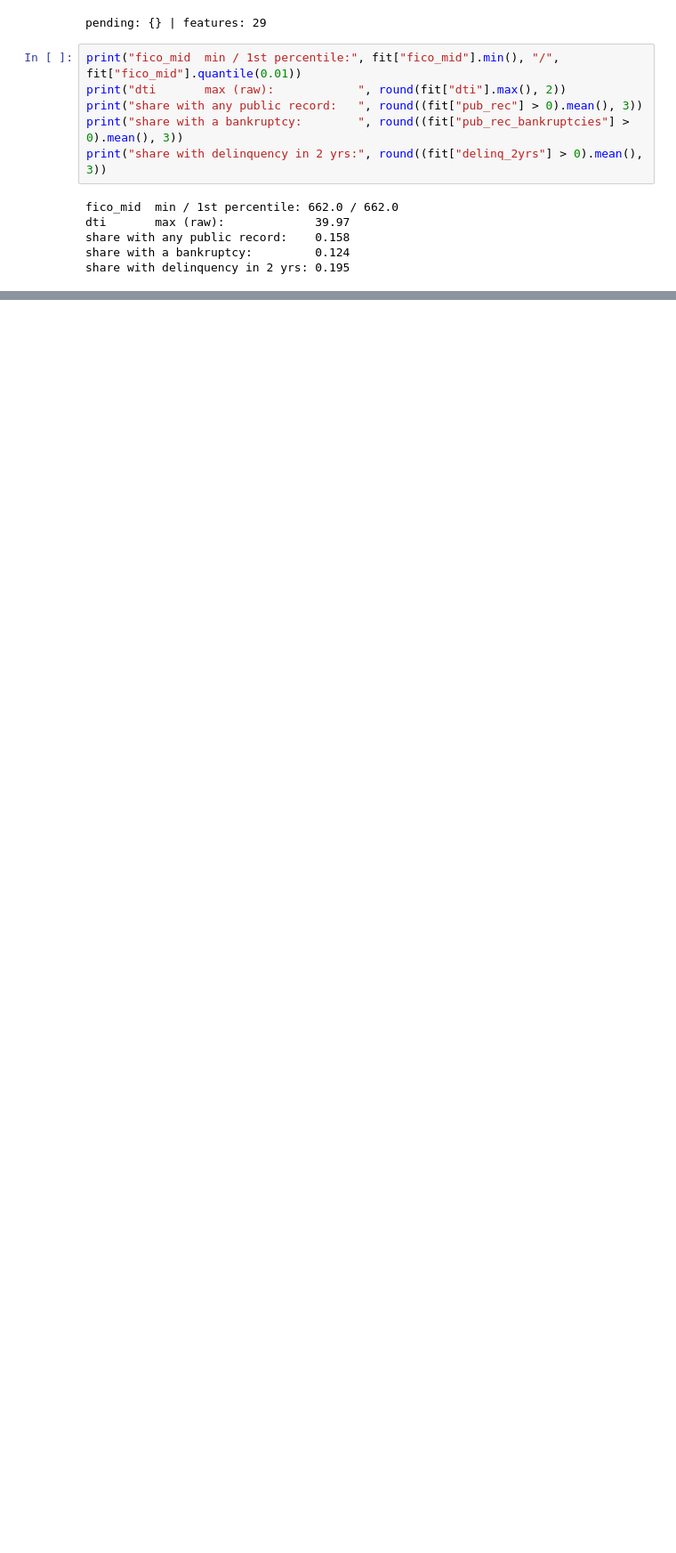
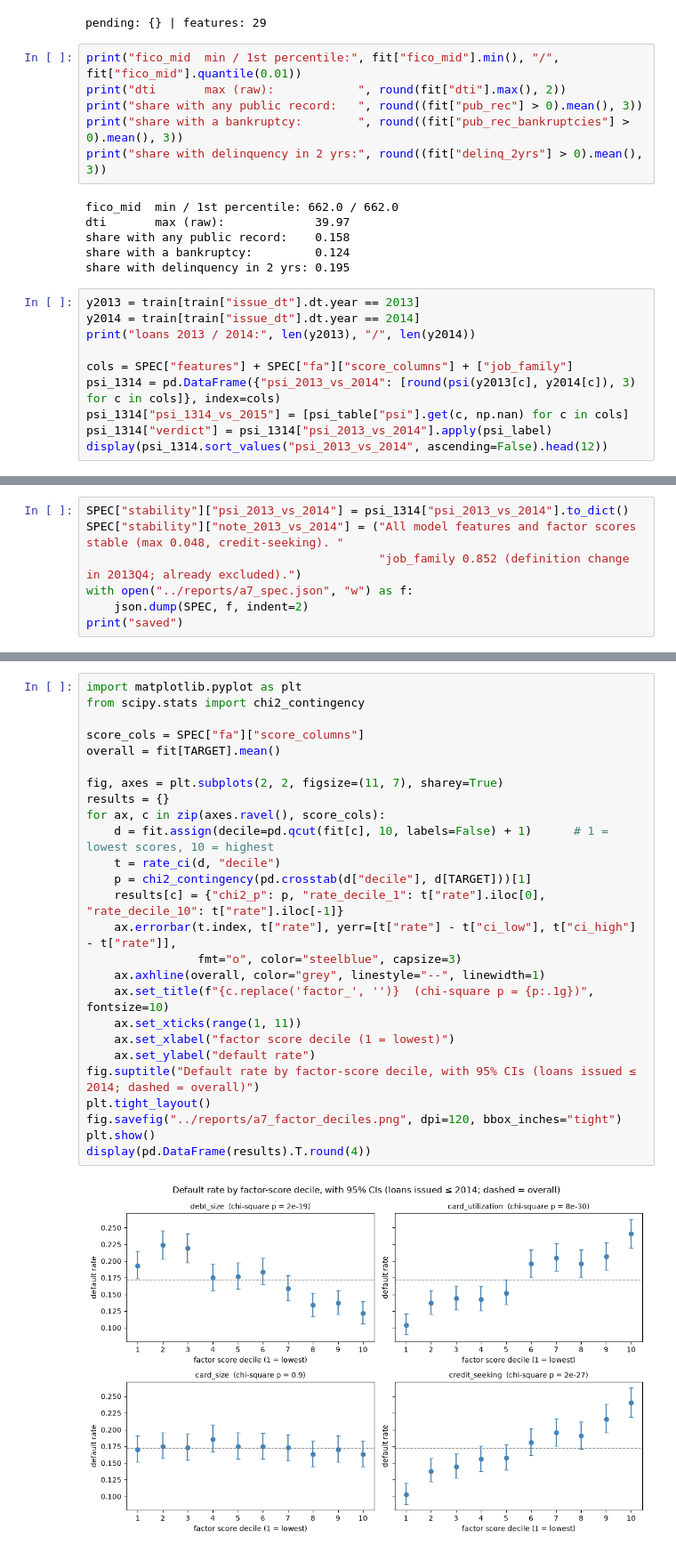
Before and after one commit to Kalki767/credit-risk-assessment, a Jupyter notebook: notebooks/07_stability.ipynb, the cells around one changed output, grey strips where cells are left out. Shown at 89% size. Saved outputs shown, nothing was run; the diff lists cells and outputs as text; blank space fills up the shorter version.

Commit message:
Fill brief gaps: Spearman/VIF, outlier effect on PCA, PSI 2013 vs 2014, factor-decile CIs, income consistency

```diff
--- a/notebooks/07_stability.ipynb
+++ b/notebooks/07_stability.ipynb
@@ -383,3 +383,13 @@ dti       max (raw):             39.97
 share with any public record:    0.158
 share with a bankruptcy:         0.124
 share with delinquency in 2 yrs: 0.195
+# %%
+y2013 = train[train["issue_dt"].dt.year == 2013]
+y2014 = train[train["issue_dt"].dt.year == 2014]
+print("loans 2013 / 2014:", len(y2013), "/", len(y2014))
+
+cols = SPEC["features"] + SPEC["fa"]["score_columns"] + ["job_family"]
+psi_1314 = pd.DataFrame({"psi_2013_vs_2014": [round(psi(y2013[c], y2014[c]), 3) for c in cols]}, index=cols)
+psi_1314["psi_1314_vs_2015"] = [psi_table["psi"].get(c, np.nan) for c in cols]
+psi_1314["verdict"] = psi_1314["psi_2013_vs_2014"].apply(psi_label)
+display(psi_1314.sort_values("psi_2013_vs_2014", ascending=False).head(12))
@@ -385,0 +411,7 @@ share with delinquency in 2 yrs: 0.195
+# %%
+SPEC["stability"]["psi_2013_vs_2014"] = psi_1314["psi_2013_vs_2014"].to_dict()
+SPEC["stability"]["note_2013_vs_2014"] = ("All model features and factor scores stable (max 0.048, credit-seeking). "
+                                          "job_family 0.852 (definition change in 2013Q4; already excluded).")
+with open("../reports/a7_spec.json", "w") as f:
+    json.dump(SPEC, f, indent=2)
+print("saved")
@@ -385,0 +429,28 @@ share with delinquency in 2 yrs: 0.195
+# %%
+import matplotlib.pyplot as plt
+from scipy.stats import chi2_contingency
+
+score_cols = SPEC["fa"]["score_columns"]
+overall = fit[TARGET].mean()
+
+fig, axes = plt.subplots(2, 2, figsize=(11, 7), sharey=True)
+results = {}
+for ax, c in zip(axes.ravel(), score_cols):
+    d = fit.assign(decile=pd.qcut(fit[c], 10, labels=False) + 1)      # 1 = lowest scores, 10 = highest
+    t = rate_ci(d, "decile")
+    p = chi2_contingency(pd.crosstab(d["decile"], d[TARGET]))[1]
+    results[c] = {"chi2_p": p, "rate_decile_1": t["rate"].iloc[0], "rate_decile_10": t["rate"].iloc[-1]}
+    ax.errorbar(t.index, t["rate"], yerr=[t["rate"] - t["ci_low"], t["ci_high"] - t["rate"]],
+                fmt="o", color="steelblue", capsize=3)
+    ax.axhline(overall, color="grey", linestyle="--", linewidth=1)
+    ax.set_title(f"{c.replace('factor_', '')}  (chi-square p = {p:.1g})", fontsize=10)
+    ax.set_xticks(range(1, 11))
+    ax.set_xlabel("factor score decile (1 = lowest)")
+    ax.set_ylabel("default rate")
+fig.suptitle("Default rate by factor-score decile, with 95% CIs (loans issued ≤ 2014; dashed = overall)")
+plt.tight_layout()
+fig.savefig("../reports/a7_factor_deciles.png", dpi=120, bbox_inches="tight")
+plt.show()
+display(pd.DataFrame(results).T.round(4))
+# %% [output]
+[figure, added]
```
Also changed, not shown: parts of 7 cells of this notebook, 7 other files.
